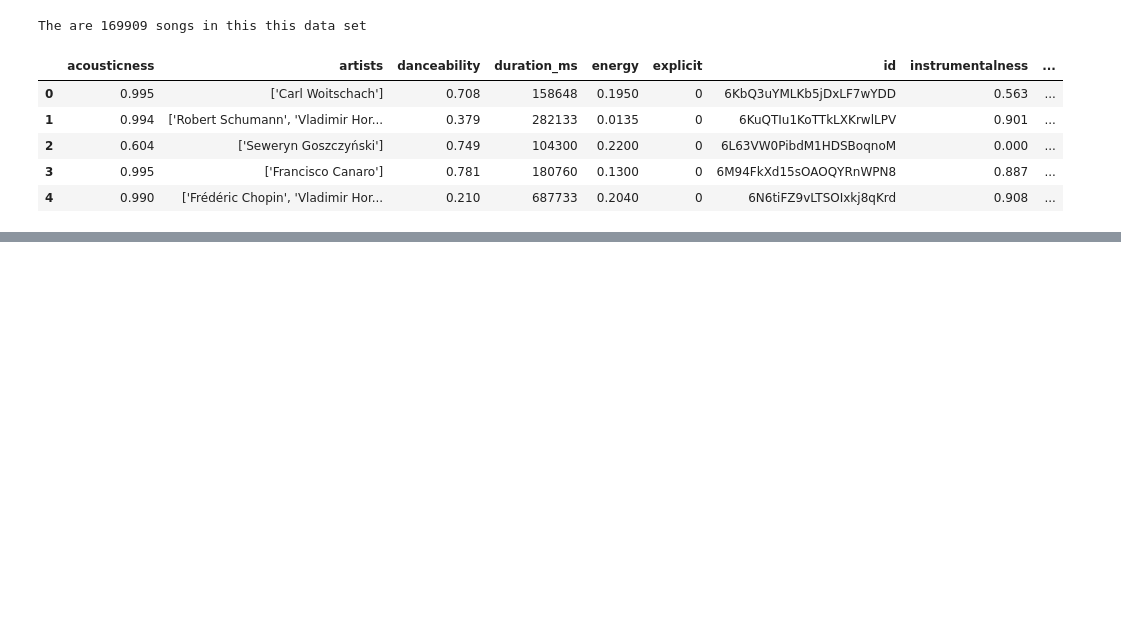
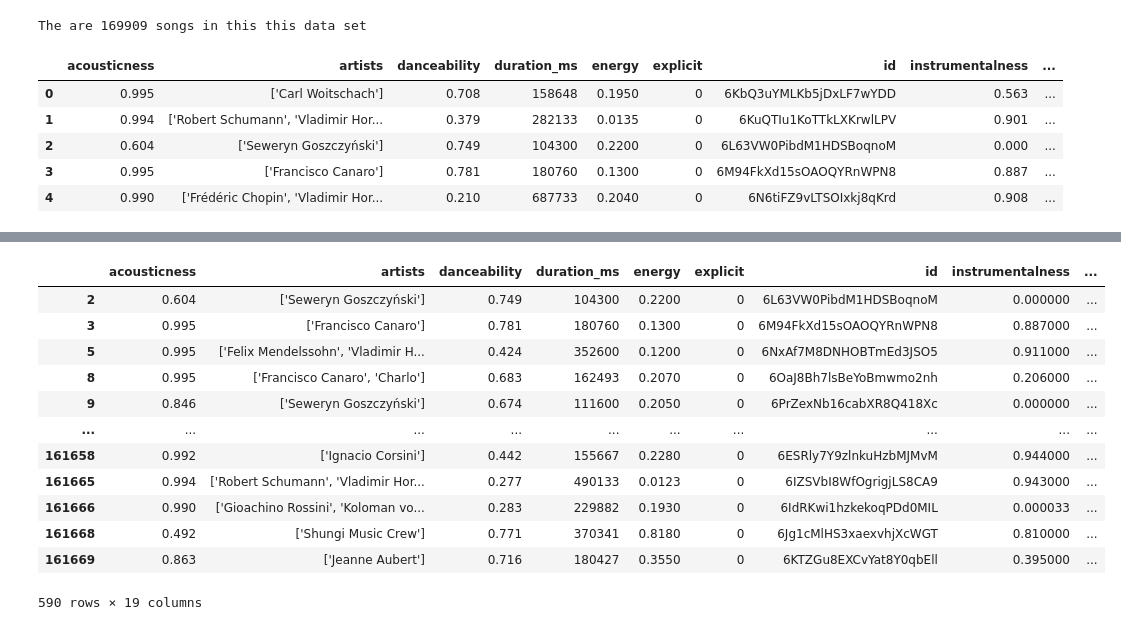
Before and after one commit to JoeKell/SpotifySongAnalysisProject, a Jupyter notebook: metrics_over_time.ipynb, the cells around one changed output, grey strips where cells are left out. Saved outputs shown, nothing was run; the diff lists cells and outputs as text; code cells hidden in the pictures; blank space fills up the shorter version.

```diff
--- a/metrics_over_time.ipynb
+++ b/metrics_over_time.ipynb
@@ -136,0 +212,19 @@ over_time_graphy(annual_metrics_df)
+# %%
+#### some speechy songs
+
+xyz =two_nine.loc[two_nine['speechiness']>two_nine['speechiness'].median(),:]
+xyz
+# %% [output]
+|  | acousticness | artists | danceability | duration_ms | energy | explicit | id | instrumentalness | ... |
+| 2 | 0.604 | ['Seweryn Goszczyński'] | 0.749 | 104300 | 0.2200 | 0 | 6L63VW0PibdM1HDSBoqnoM | 0.000000 | ... |
+| 3 | 0.995 | ['Francisco Canaro'] | 0.781 | 180760 | 0.1300 | 0 | 6M94FkXd15sOAOQYRnWPN8 | 0.887000 | ... |
+| 5 | 0.995 | ['Felix Mendelssohn', 'Vladimir H... | 0.424 | 352600 | 0.1200 | 0 | 6NxAf7M8DNHOBTmEd3JSO5 | 0.911000 | ... |
+| 8 | 0.995 | ['Francisco Canaro', 'Charlo'] | 0.683 | 162493 | 0.2070 | 0 | 6OaJ8Bh7lsBeYoBmwmo2nh | 0.206000 | ... |
+| 9 | 0.846 | ['Seweryn Goszczyński'] | 0.674 | 111600 | 0.2050 | 0 | 6PrZexNb16cabXR8Q418Xc | 0.000000 | ... |
+| ... | ... | ... | ... | ... | ... | ... | ... | ... | ... |
+| 161658 | 0.992 | ['Ignacio Corsini'] | 0.442 | 155667 | 0.2280 | 0 | 6ESRly7Y9zlnkuHzbMJMvM | 0.944000 | ... |
+| 161665 | 0.994 | ['Robert Schumann', 'Vladimir Hor... | 0.277 | 490133 | 0.0123 | 0 | 6IZSVbI8WfOgrigjLS8CA9 | 0.943000 | ... |
+| 161666 | 0.990 | ['Gioachino Rossini', 'Koloman vo... | 0.283 | 229882 | 0.1930 | 0 | 6IdRKwi1hzkekoqPDd0MIL | 0.000033 | ... |
+| 161668 | 0.492 | ['Shungi Music Crew'] | 0.771 | 370341 | 0.8180 | 0 | 6Jg1cMlHS3xaexvhjXcWGT | 0.810000 | ... |
+| 161669 | 0.863 | ['Jeanne Aubert'] | 0.716 | 180427 | 0.3550 | 0 | 6KTZGu8EXCvYat8Y0qbEll | 0.395000 | ... |
+590 rows × 19 columns
```
Also changed, not shown: parts of 8 cells of this notebook, 1 other file.
